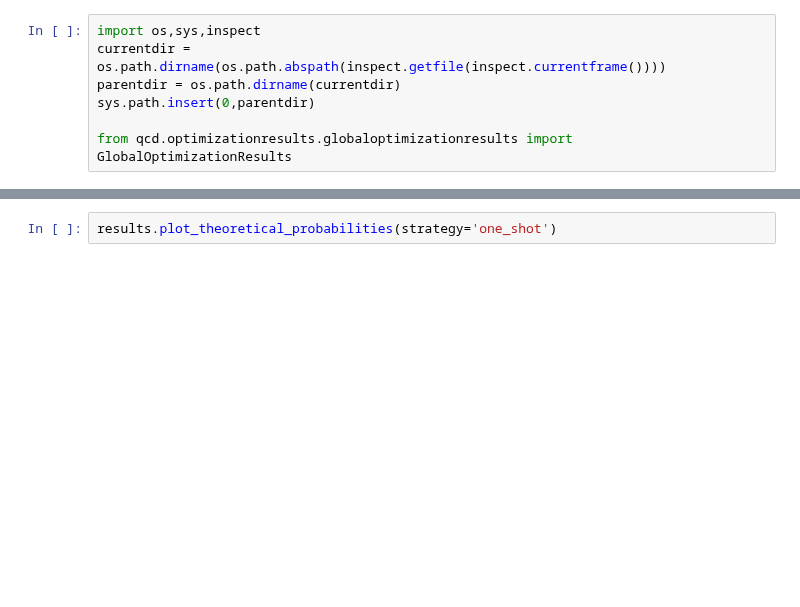
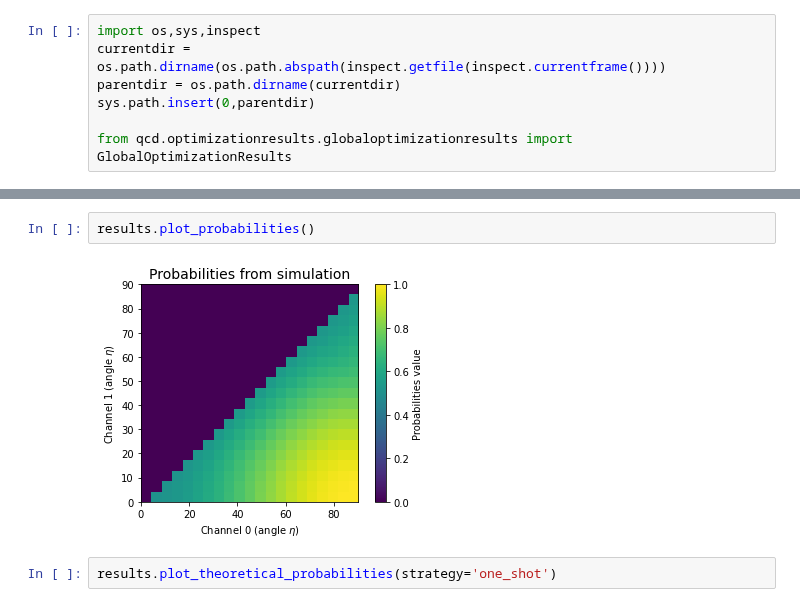
Before and after one commit to iamtxena/quantum-channel-discrimination, a Jupyter notebook: src/analyzing-optimization-results-one-qubit.ipynb, the cells around one changed output, grey strips where cells are left out. Drawn from its saved outputs; the diff is of its cells as text; blank space fills up the shorter version.

```diff
--- a/src/analyzing-optimization-results-one-qubit.ipynb
+++ b/src/analyzing-optimization-results-one-qubit.ipynb
@@ -15,3 +41,7 @@ results = GlobalOptimizationResults.load_results(file_names=['20210321_results_C
+# %%
+results.plot_probabilities()
+# %% [output]
+[figure, added]
 # %%
 results.plot_theoretical_probabilities(strategy='one_shot')
 # %% [output]
```
Also changed, not shown: parts of 7 cells of this notebook, 7 other files.
